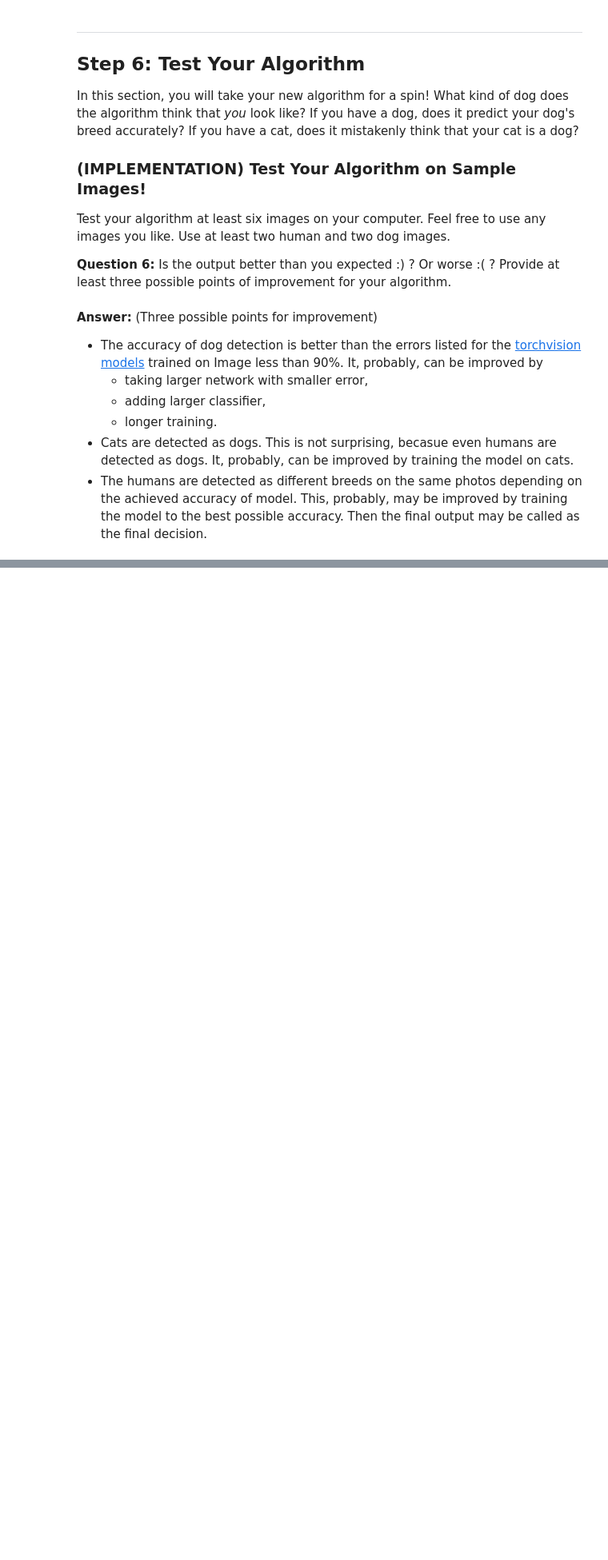
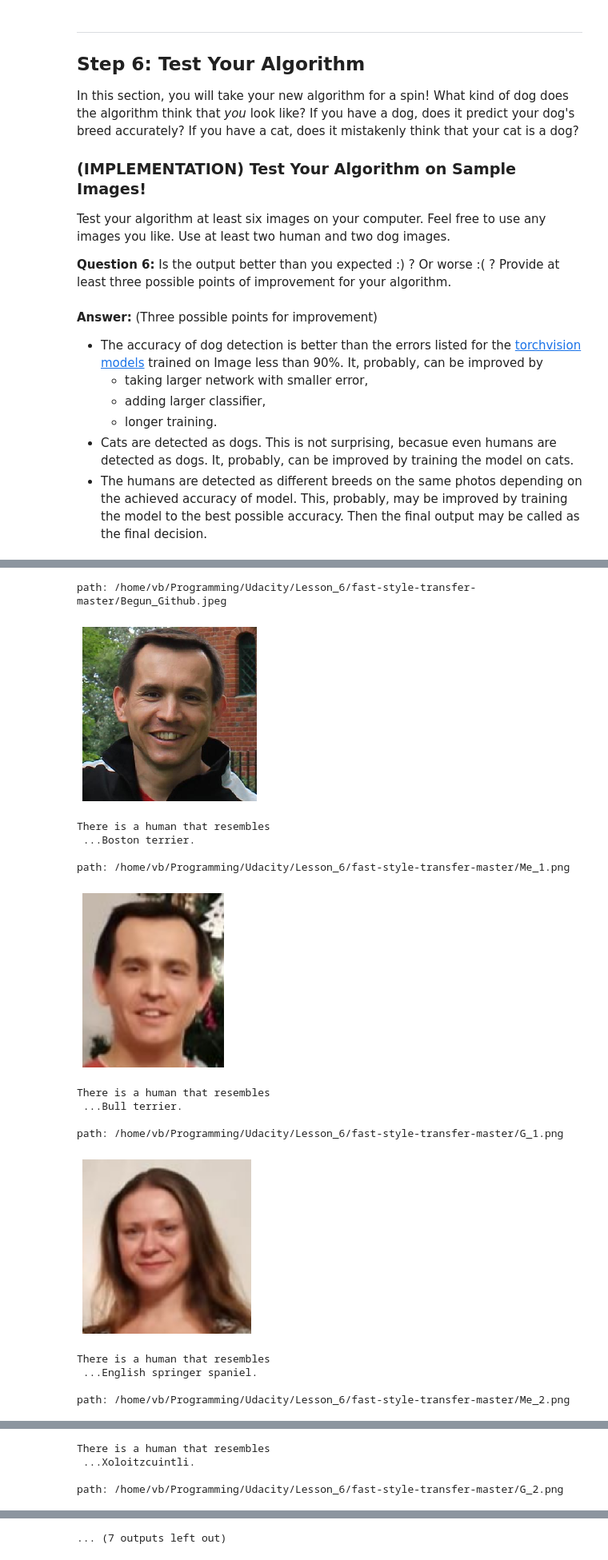
Before and after one commit to viktor-begun/Deep_Learning_Dogs_Classifier_CNN, a Jupyter notebook: dog_app_my_solution.ipynb, the cells around one changed output, grey strips where cells are left out. Shown at 80% size. Saved outputs shown, nothing was run; the diff lists cells and outputs as text; code cells hidden in the pictures; blank space fills up the shorter version.

Commit message:
Minor changes.
- Add the test on my photos.
- Change the final output phrase.

```diff
--- a/dog_app_my_solution.ipynb
+++ b/dog_app_my_solution.ipynb
@@ -323,8 +323,10 @@ Use these ideas to complete the `dog_detector` function below, which returns `Tr
 def dog_detector(img_path):
     ## TODO: Complete the function.
     index = VGG16_predict(img_path)
-    dog = True if index >= 151 and index <= 268 else False
-    return dog # true/false
+    #dog = True if index >= 151 and index <= 268 else False
+    #return dog # true/false
+    # The same but cleaner:
+    return 151 <= index <= 268
 # %% [markdown]
 ### (IMPLEMENTATION) Assess the Dog Detector
 
@@ -1087,7 +1089,7 @@ def run_app(img_path):
     plt.show()
 
     if face_detector(img_path):
-        out = print('There is a human that resembles',str(predict_breed_transfer(img_path))+'.')
+        out = print('There is a human that resembles\n','...'+str(predict_breed_transfer(img_path))+'.')
 
     if dog_detector(img_path):
         out = print('There is a dog:',str(predict_breed_transfer(img_path))+'.')
@@ -1157,0 +1163,24 @@ There is a dog: Afghan hound.
+# %%
+# Check on my photo
+path_0 = '/home/vb/Programming/Udacity/Lesson_6/fast-style-transfer-master/'
+path_1 = ['Begun_Github.jpeg','Me_1.png','G_1.png','Me_2.png','G_2.png','Me_3.png','G_3.png','P_1.png','Cat_1.png']
+for p1 in path_1:
+    p = path_0+p1
+    run_app(p)
+# %% [output]
+path: /home/vb/Programming/Udacity/Lesson_6/fast-style-transfer-master/Begun_Github.jpeg
+[figure, added]
+There is a human that resembles
+ ...Boston terrier.
+
+path: /home/vb/Programming/Udacity/Lesson_6/fast-style-transfer-master/Me_1.png
+[figure, added]
+There is a human that resembles
+ ...Bull terrier.
+
+path: /home/vb/Programming/Udacity/Lesson_6/fast-style-transfer-master/G_1.png
+[figure, added]
+There is a human that resembles
+ ...English springer spaniel.
+
+path: /home/vb/Programming/Udacity/Lesson_6/fast-style-transfer-master/Me_2.png
@@ -1157,0 +1188,4 @@ There is a dog: Afghan hound.
+There is a human that resembles
+ ...Xoloitzcuintli.
+
+path: /home/vb/Programming/Udacity/Lesson_6/fast-style-transfer-master/G_2.png
@@ -1157,0 +1198 @@ There is a dog: Afghan hound.
+... (7 outputs left out)
```
Also changed, not shown: parts of 2 cells of this notebook.
